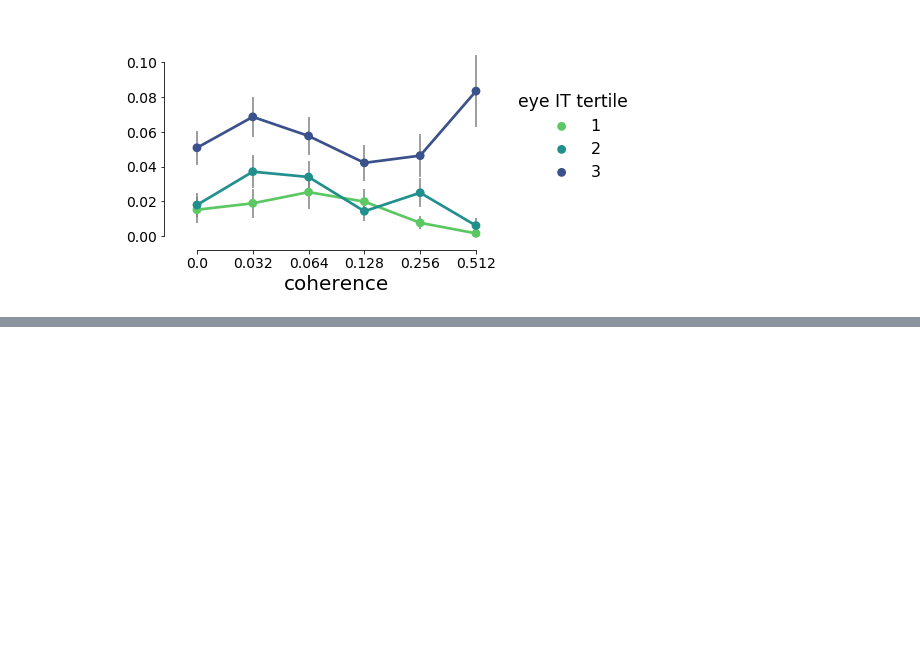
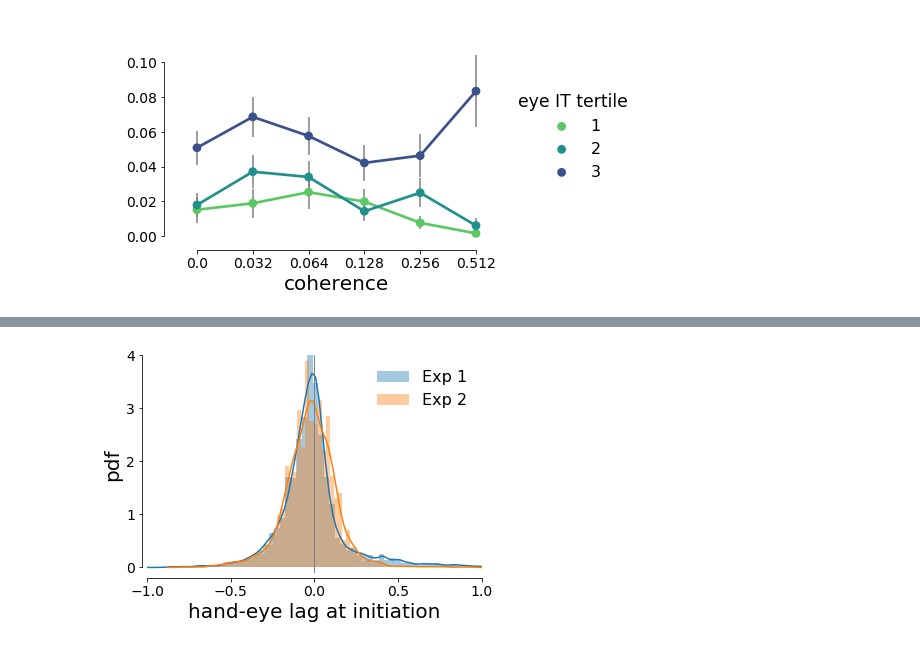
Before and after one commit to cherepaha/eyehandrdk, a Jupyter notebook: paper_figures.ipynb, the cells around one changed output, grey strips where cells are left out. Cells and saved outputs as stored; diff of their text form; code cells hidden in the pictures; blank space fills up the shorter version.

```diff
--- a/paper_figures.ipynb
+++ b/paper_figures.ipynb
@@ -56,0 +78,4 @@ psychometrics.plot_p_com_vs_var_ci(choices=choices_2, exp=exp_2, var='eye IT ter
+# %%
+eye_hand_lags.plot_ID_lag_dist(choices_1, choices_2)
+# %% [output]
+[figure, added]
```
Also changed, not shown: parts of 4 cells of this notebook, 3 other files.
